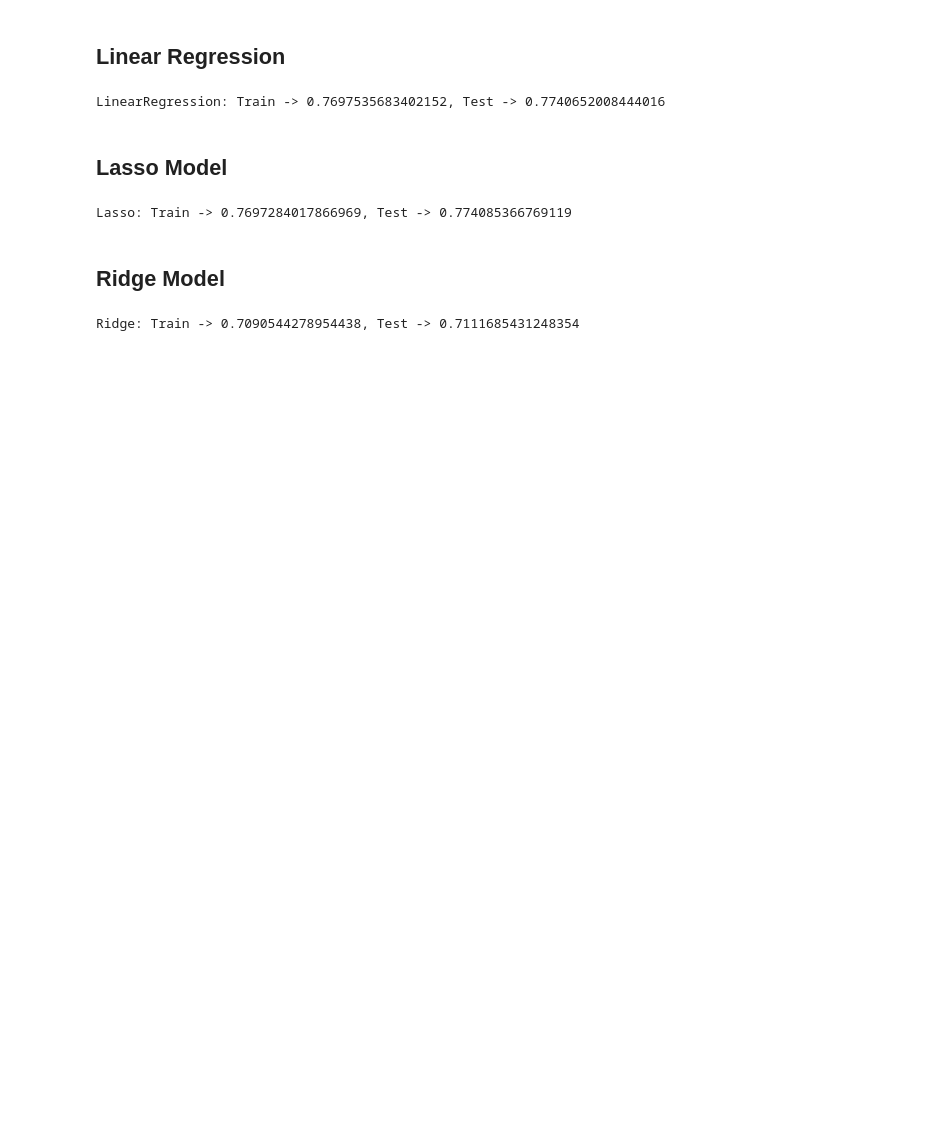
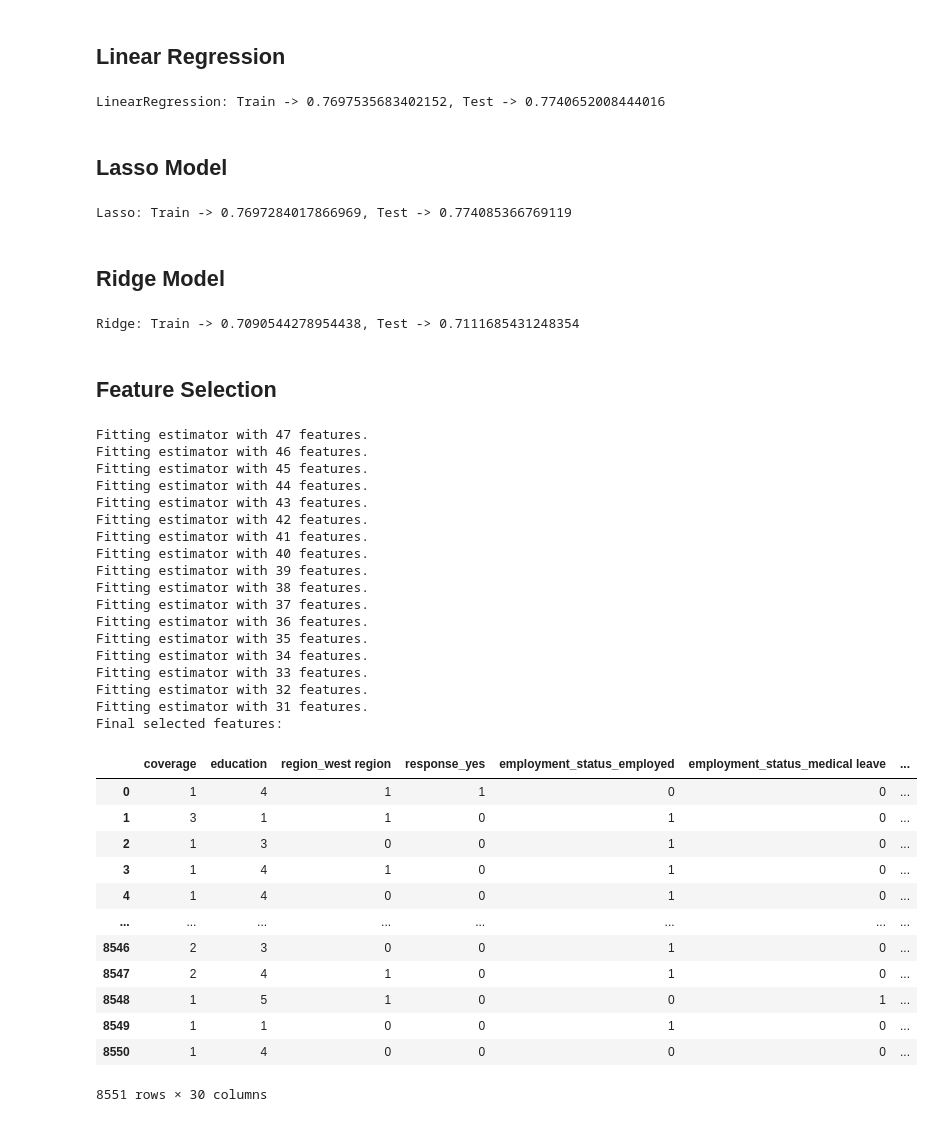
Before and after one commit to Aykut-Avci/exercises, a Jupyter notebook: Model_comparison.ipynb, the cells around one changed output. Drawn from its saved outputs; the diff is of its cells as text; code cells hidden in the pictures; blank space fills up the shorter version.

```diff
--- a/Model_comparison.ipynb
+++ b/Model_comparison.ipynb
@@ -160,0 +189,51 @@ Ridge: Train -> 0.7090544278954438, Test -> 0.7111685431248354
+# %% [markdown]
+## Feature Selection
+# %%
+lm = LinearRegression()
+
+selector = RFE(lm, n_features_to_select= 30, step = 1, verbose = 1) # Step is how many features to add or drop everytime
+selector.fit(X_train, y_train)
+
+kept_features = selector.get_support(indices = True) #returns an array of integers corresponding to nonremoved features
+kept_features = list(X_train.iloc[:,kept_features].columns)
+
+X_train = selector.transform(X_train)
+X_test  = selector.transform(X_test)
+
+X_train = pd.DataFrame(X_train, columns=kept_features)
+X_test  = pd.DataFrame(X_test, columns=kept_features)
+
+print("Final selected features: ")
+display(X_train)
+# %% [output]
+Fitting estimator with 47 features.
+Fitting estimator with 46 features.
+Fitting estimator with 45 features.
+Fitting estimator with 44 features.
+Fitting estimator with 43 features.
+Fitting estimator with 42 features.
+Fitting estimator with 41 features.
+Fitting estimator with 40 features.
+Fitting estimator with 39 features.
+Fitting estimator with 38 features.
+Fitting estimator with 37 features.
+Fitting estimator with 36 features.
+Fitting estimator with 35 features.
+Fitting estimator with 34 features.
+Fitting estimator with 33 features.
+Fitting estimator with 32 features.
+Fitting estimator with 31 features.
+Final selected features:
+|  | coverage | education | region_west region | response_yes | employment_status_employed | employment_status_medical leave | ... |
+| 0 | 1 | 4 | 1 | 1 | 0 | 0 | ... |
+| 1 | 3 | 1 | 1 | 0 | 1 | 0 | ... |
+| 2 | 1 | 3 | 0 | 0 | 1 | 0 | ... |
+| 3 | 1 | 4 | 1 | 0 | 1 | 0 | ... |
+| 4 | 1 | 4 | 0 | 0 | 1 | 0 | ... |
+| ... | ... | ... | ... | ... | ... | ... | ... |
+| 8546 | 2 | 3 | 0 | 0 | 1 | 0 | ... |
+| 8547 | 2 | 4 | 1 | 0 | 1 | 0 | ... |
+| 8548 | 1 | 5 | 1 | 0 | 0 | 1 | ... |
+| 8549 | 1 | 1 | 0 | 0 | 1 | 0 | ... |
+| 8550 | 1 | 4 | 0 | 0 | 0 | 0 | ... |
+8551 rows × 30 columns
```
Also changed, not shown: parts of 12 cells of this notebook.
